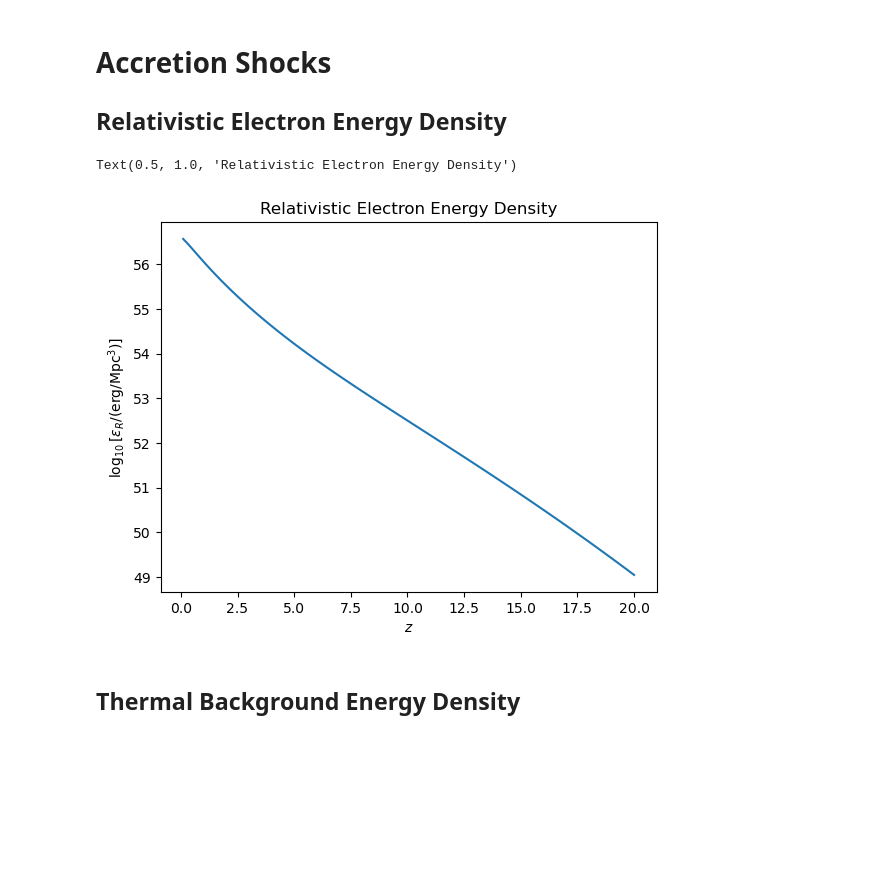
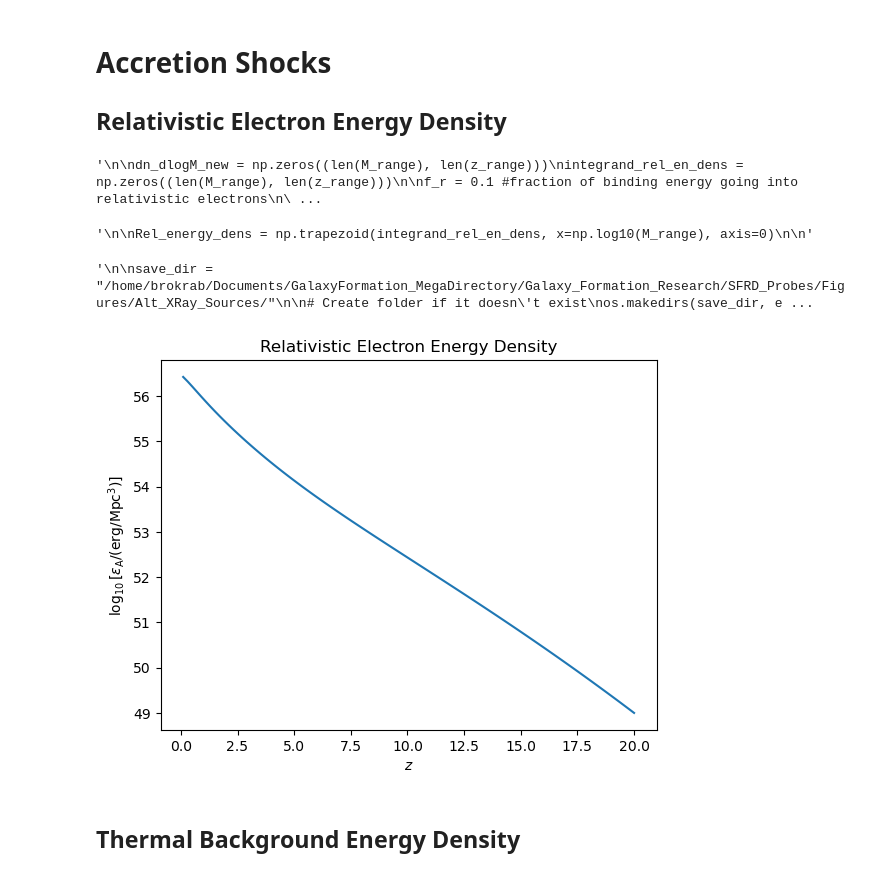
Before and after one commit to ysvaditya05/Galaxy-Formation, a Jupyter notebook: Notebooks/Alternat_XRaySources.ipynb, the cells around one changed output. Saved outputs shown, nothing was run; the diff lists cells and outputs as text; code cells hidden in the pictures; blank space fills up the shorter version.

```diff
--- a/Notebooks/Alternat_XRaySources.ipynb
+++ b/Notebooks/Alternat_XRaySources.ipynb
@@ -73,6 +75,8 @@ M_arrs_inz = np.array(M_arrs_inz)
 # %%
 from utils import PS_MassFunc
 # %%
+"""
+
 dn_dlogM_new = np.zeros((len(M_range), len(z_range)))
 integrand_rel_en_dens = np.zeros((len(M_range), len(z_range)))
 
@@ -82,16 +86,65 @@ for i in range(len(z_range)):
     for j in range(len(M_range)):
         dn_dlogM_new[j, i] = PS_MassFunc(M_arrs_inz[i][j], z_range[i]) * (rho_0 / M_arrs_inz[i][j])
         integrand_rel_en_dens[j, i] = dn_dlogM_new[j, i] * f_r * E_bb(M_arrs_inz[i][j], z_range[i])
+
+"""
+# %% [output]
+'\n\ndn_dlogM_new = np.zeros((len(M_range), len(z_range)))\nintegrand_rel_en_dens = np.zeros((len(M_range), len(z_range)))\n\nf_r = 0.1 #fraction of binding energy going into relativistic electrons\n\ ...
 # %%
+"""
+
 Rel_energy_dens = np.trapezoid(integrand_rel_en_dens, x=np.log10(M_range), axis=0)
+
+"""
+# %% [output]
+'\n\nRel_energy_dens = np.trapezoid(integrand_rel_en_dens, x=np.log10(M_range), axis=0)\n\n'
+# %%
+dn_dlogM_new = np.zeros((len(M_range), len(z_range)))
+integrand_rel_en_dens = np.zeros((len(M_range), len(z_range)))
+
+f_r = 0.1
+
+Rel_energy_dens = np.zeros(len(z_range))
+
+for i in range(len(z_range)):
+
+    for j in range(len(M_range)):
+        M = M_arrs_inz[i][j]
+
+        dn_dlogM_new[j, i] = PS_MassFunc(M, z_range[i]) * (rho_0 / M)
+        integrand_rel_en_dens[j, i] = (
+            dn_dlogM_new[j, i]
+            * f_r
+            * E_bb(M, z_range[i])
+        )
+
+    Rel_energy_dens[i] = np.trapezoid(
+        integrand_rel_en_dens[:, i],
+        x=np.log10(M_arrs_inz[i])
+    )
 # %%
 plt.plot(z_range, np.log10(Rel_energy_dens))
-plt.ylabel(r'$\log_{10}[\epsilon_R/(\text{erg/Mpc}^{3})]$')
+plt.ylabel(r'$\log_{10}[\epsilon_\text{A}/(\text{erg/Mpc}^{3})]$')
 plt.xlabel(r'$z$')
 plt.title(r'Relativistic Electron Energy Density')
+
+"""
+
+save_dir = "/home/brokrab/Documents/GalaxyFormation_MegaDirectory/Galaxy_Formation_Research/SFRD_Probes/Figures/Alt_XRay_Sources/"
+
+# Create folder if it doesn't exist
+os.makedirs(save_dir, exist_ok=True)
+
+# Full path to output file
+save_path = os.path.join(save_dir, "RelElecEnergyDens.png")
+
+# Save figure
+plt.savefig(save_path, dpi=300, bbox_inches="tight")
+
+"""
 # %% [output]
-Text(0.5, 1.0, 'Relativistic Electron Energy Density')
+'\n\nsave_dir = "/home/brokrab/Documents/GalaxyFormation_MegaDirectory/Galaxy_Formation_Research/SFRD_Probes/Figures/Alt_XRay_Sources/"\n\n# Create folder if it doesn\'t exist\nos.makedirs(save_dir, e ...
-[figure, old version]
+[figure, new version]
 # %% [markdown]
 ## Thermal Background Energy Density
 # %%
```
Also changed, not shown: parts of 47 cells of this notebook, 1 other file.
